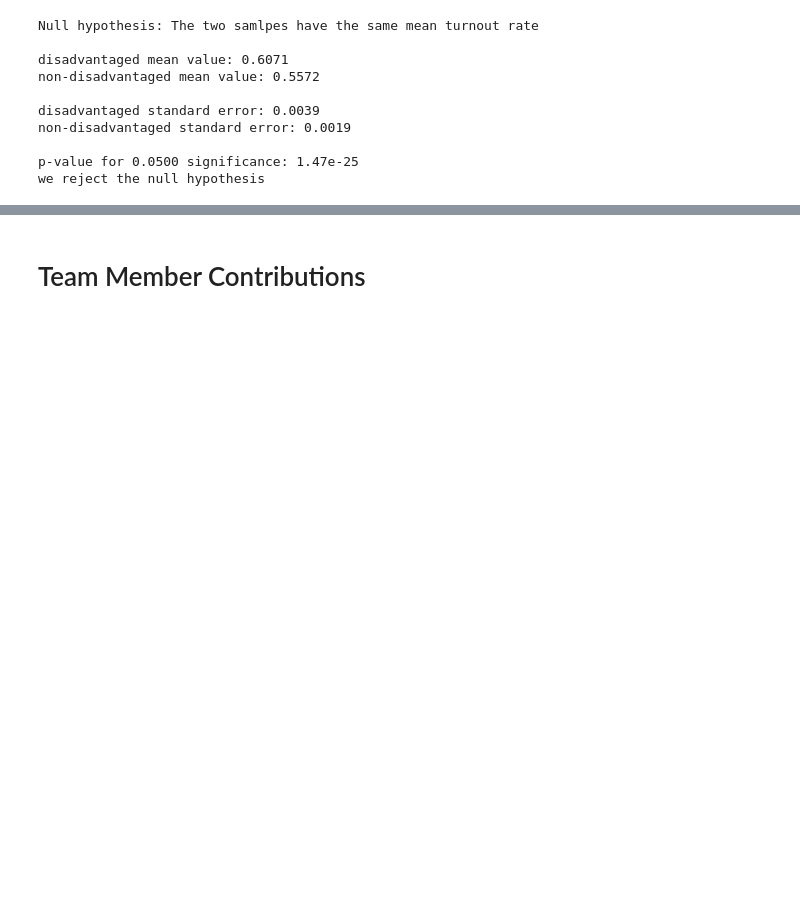
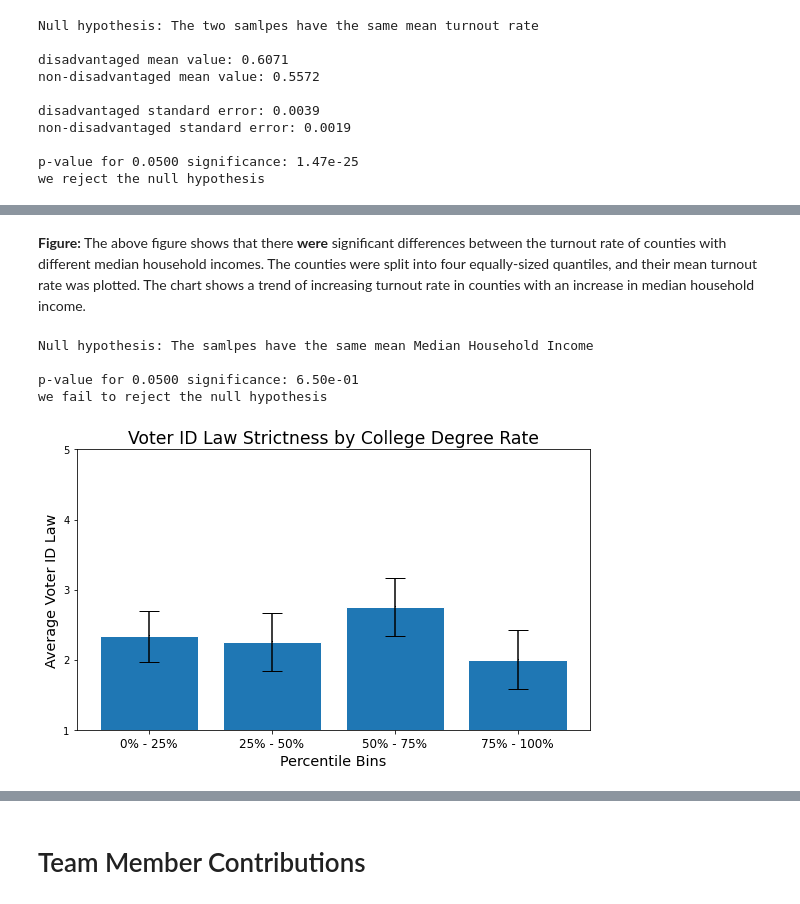
Before and after one commit to DesiPilla/demographics-voterid-turnout, a Jupyter notebook: Group_2_Final_Report.ipynb, the cells around one changed output, grey strips where cells are left out. Drawn from its saved outputs; the diff is of its cells as text; code cells hidden in the pictures; blank space fills up the shorter version.

```diff
--- a/Group_2_Final_Report.ipynb
+++ b/Group_2_Final_Report.ipynb
@@ -863,0 +928,14 @@ we reject the null hypothesis
+# %% [markdown]
+**Figure:** The above figure shows that there **were** significant differences between the turnout rate of counties with different median household incomes. The counties were split into four equally-sized quantiles, and their mean turnout rate was plotted. The chart shows a trend of increasing turnout rate in counties with an increase in median household income.
+# %%
+fig = plot_split('CollegeDeg', 'VoterIDLaw', 4, 'College Degree Rate', df=feat_states);
+plt.ylim(1, 5)
+plt.yticks(np.arange(1, 6))
+fig.savefig('/content/drive/My Drive/MLPP Project/Pictures/conditionals/collegedeg_conditional_idlaw.png', clobber=True)
+print_anova('CollegeDeg', 'VoterIDLaw', n_bins=4, target='Median Household Income', df=feat_states)
+# %% [output]
+Null hypothesis: The samlpes have the same mean Median Household Income
+
+p-value for 0.0500 significance: 6.50e-01
+we fail to reject the null hypothesis
+[figure, added]
```
Also changed, not shown: parts of 14 cells of this notebook.
